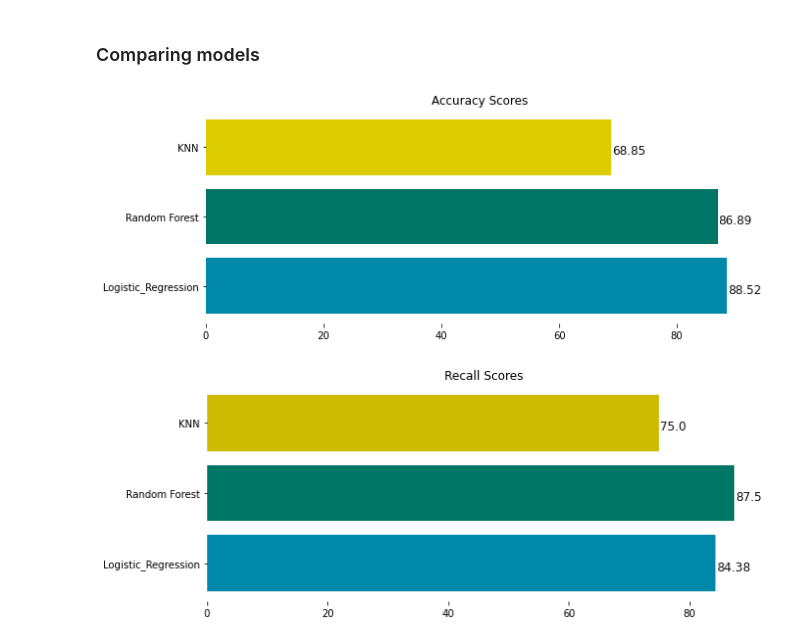
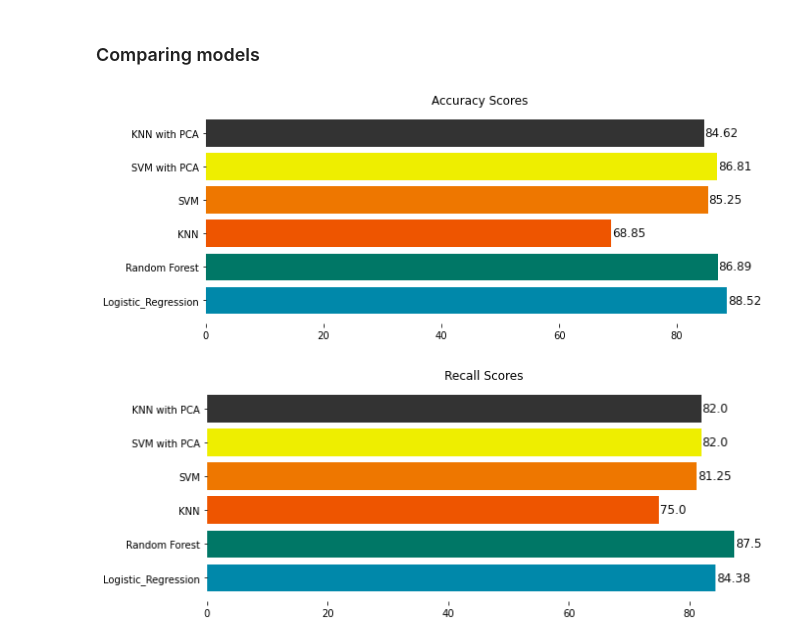
Before and after one commit to Anjankumar53/Heart_Disease_Prediction, a Jupyter notebook: FINAL.ipynb, the cells around one changed output. Drawn from its saved outputs; the diff is of its cells as text; code cells hidden in the pictures.

```diff
--- a/FINAL.ipynb
+++ b/FINAL.ipynb
@@ -375,0 +468,5 @@ plt.show()
+# %%
+#Adding the accuracy scores to the dictionaries
+accuracy_values["SVM with PCA"]=accuracy_score(y_test,y_pred_svmpca)*100
+recall_values["SVM with PCA"]=recall_score(y_test,y_pred_svmpca)*100
+f1_values["SVM with PCA"]=f1_score(y_test,y_pred_svmpca)*100
@@ -375,0 +488,5 @@ plt.show()
+# %%
+#Creating the KNN CLassifier model after PCA
+np.random.seed(42)
+knnpca_model=KNeighborsClassifier()
+knnpca_model.fit(x_train,y_train)
@@ -375,0 +495,3 @@ plt.show()
+# %%
+#Predicting/testing the KNN Classifier model after PCA
+y_pred_knnpca=knnpca_model.predict(x_test)
@@ -375,0 +507,5 @@ plt.show()
+# %%
+#Adding the accuracy scores to the dictionaries
+accuracy_values["KNN with PCA"]=accuracy_score(y_test,y_pred_knnpca)*100
+recall_values["KNN with PCA"]=recall_score(y_test,y_pred_knnpca)*100
+f1_values["KNN with PCA"]=f1_score(y_test,y_pred_knnpca)*100
@@ -380,7 +529,7 @@ plt.show()
 fig, ax = plt.subplots(figsize =(10, 4))
 plt.title("Accuracy Scores")
 # Horizontal Bar Plot
-ax.barh(list(accuracy_values.keys()),list(accuracy_values.values()),color=["#0088AA","#007766","#DDCC00"])
+ax.barh(list(accuracy_values.keys()),list(accuracy_values.values()),color=["#0088AA","#007766","#EE5500","#EE7700","#EEEE00","#333"])
 for s in ['top', 'bottom', 'left', 'right']:
     ax.spines[s].set_visible(False)
 
@@ -391,20 +540,20 @@ for i in ax.patches:
              fontsize = 12,
              color ='#0f0f0f')
 # %% [output]
-[figure, old version]
+[figure, new version]
 # %%
 fig, ax = plt.subplots(figsize =(10, 4))
 plt.title("Recall Scores")
 # Horizontal Bar Plot
-ax.barh(list(recall_values.keys()),list(recall_values.values()),color=["#0088AA","#007766","#CCBB00"])
+ax.barh(list(recall_values.keys()),list(recall_values.values()),color=["#0088AA","#007766","#EE5500","#EE7700","#EEEE00","#333"])
 for s in ['top', 'bottom', 'left', 'right']:
     ax.spines[s].set_visible(False)
 
 # Add annotation to bars
 for i in ax.patches:
     plt.text(i.get_width()+0.1, i.get_y()+0.3,
              str(round((i.get_width()), 2)),
              fontsize = 12,
              color ='#0f0f0f')
 # %% [output]
-[figure, old version]
+[figure, new version]
```
Also changed, not shown: parts of 27 cells of this notebook, 1 other file.
